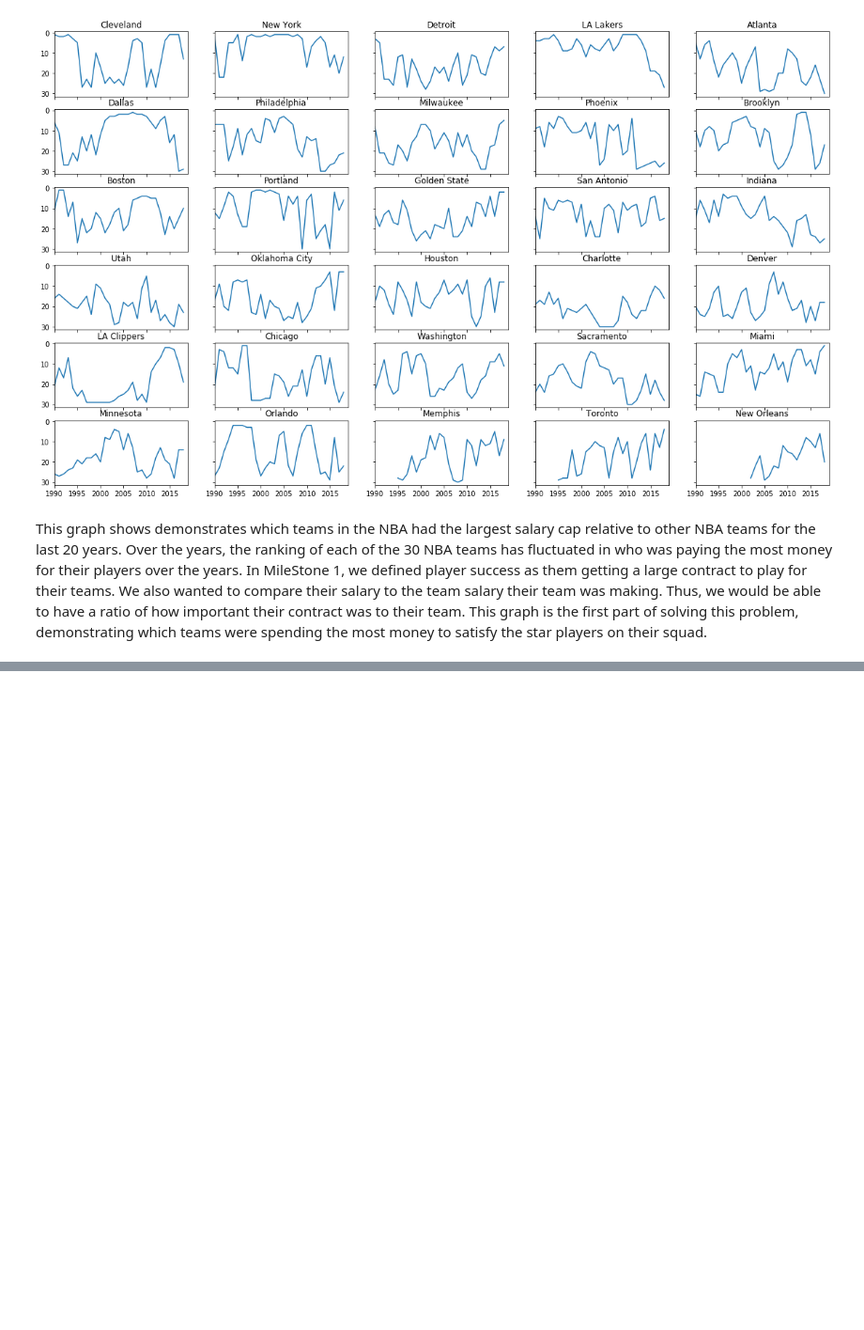
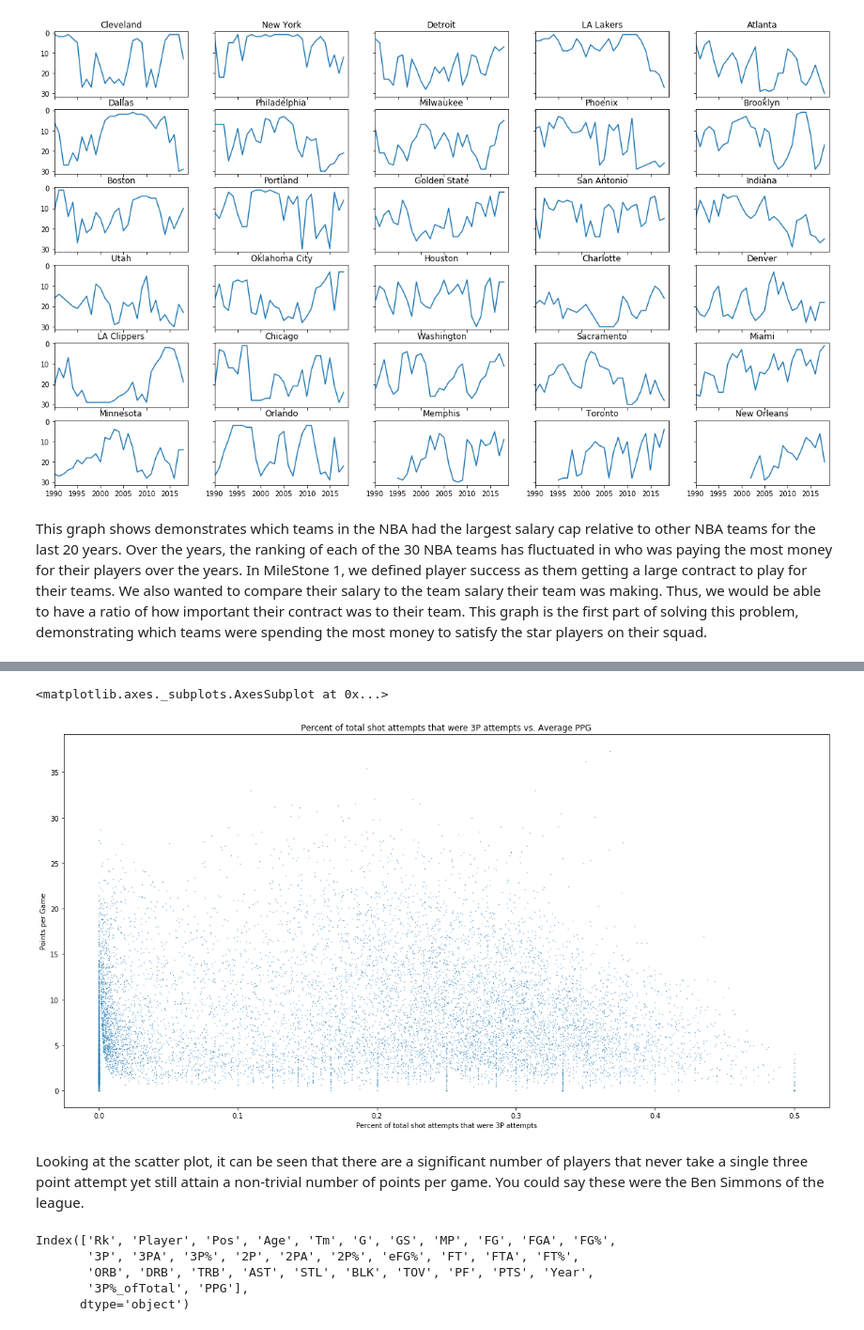
Before and after one commit to chas3stockwell/College-Basketball-Success, a Jupyter notebook: Tutorial Notebook - Extrapolating Success from Basketball Players using On-Court Data 2000-2019.ipynb, the cells around one changed output, grey strips where cells are left out. Shown at 94% size. Saved outputs shown, nothing was run; the diff lists cells and outputs as text; code cells hidden in the pictures; blank space fills up the shorter version.

```diff
--- a/Mileston2pres.ipynb
+++ b/Tutorial Notebook - Extrapolating Success from Basketball Players using On-Court Data 2000-2019.ipynb
@@ -120,0 +321,20 @@ This graph shows demonstrates which teams in the NBA had the largest salary cap
+# %%
+df_NBA["PPG"] = df_NBA["PTS"]/df_NBA["G"]
+attempts3_scatter = df_NBA.plot.scatter(x = "3P%_ofTotal", y = "PPG", figsize = (20, 10), s = 0.10)
+attempts3_scatter.set_title("Percent of total shot attempts that were 3P attempts vs. Average PPG")
+attempts3_scatter.set_xlabel("Percent of total shot attempts that were 3P attempts")
+attempts3_scatter.set_ylabel("Points per Game")
+attempts3_scatter
+# %% [output]
+<matplotlib.axes._subplots.AxesSubplot at 0x...>
+[figure, added]
+# %% [markdown]
+Looking at the scatter plot, it can be seen that there are a significant number of players that never take a single three point attempt yet still attain a non-trivial number of points per game. You could say these were the Ben Simmons of the league.
+# %%
+df_NBA.columns
+# %% [output]
+Index(['Rk', 'Player', 'Pos', 'Age', 'Tm', 'G', 'GS', 'MP', 'FG', 'FGA', 'FG%',
+       '3P', '3PA', '3P%', '2P', '2PA', '2P%', 'eFG%', 'FT', 'FTA', 'FT%',
+       'ORB', 'DRB', 'TRB', 'AST', 'STL', 'BLK', 'TOV', 'PF', 'PTS', 'Year',
+       '3P%_ofTotal', 'PPG'],
+      dtype='object')
```
Also changed, not shown: parts of 18 cells of this notebook, 20 other files.
